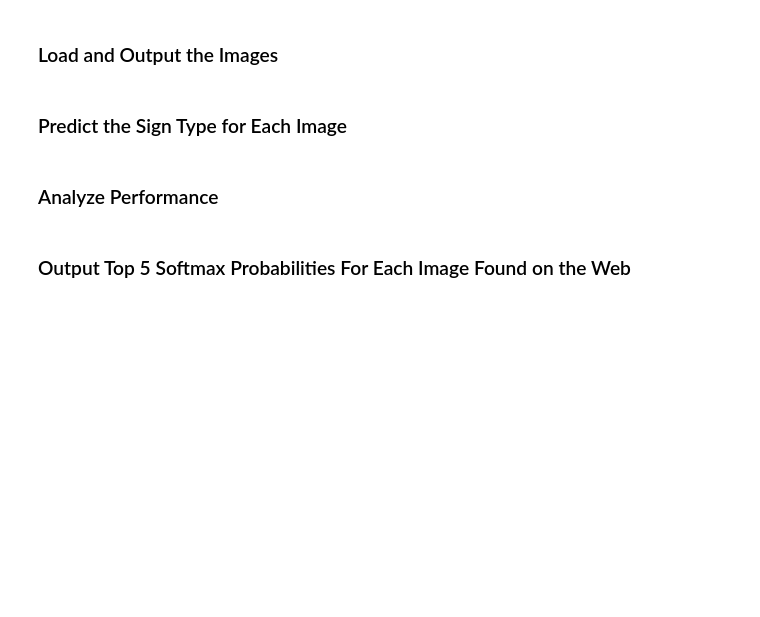
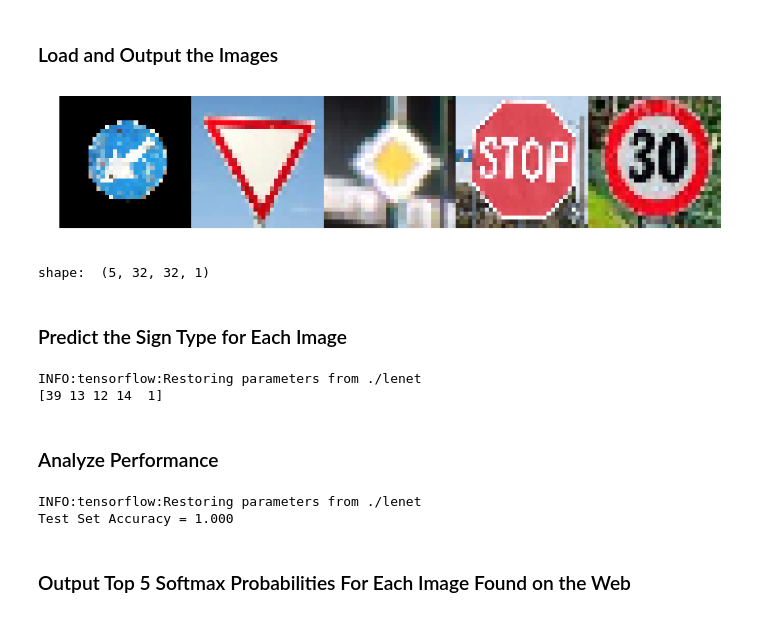
Before and after one commit to renyilin/CarND-Traffic-Sign-Classifier-Project, a Jupyter notebook: Traffic_Sign_Classifier.ipynb, the cells around one changed output. Saved outputs shown, nothing was run; the diff lists cells and outputs as text; code cells hidden in the pictures; blank space fills up the shorter version.

```diff
--- a/Traffic_Sign_Classifier.ipynb
+++ b/Traffic_Sign_Classifier.ipynb
@@ -404,14 +401,65 @@ You may find `signnames.csv` useful as it contains mappings from the class id (i
+# %%
+### Load the images and plot them here.
+### Feel free to use as many code cells as needed.
+import os
+from PIL import Image
+images = []
+
+fig, axs = plt.subplots(1,5, figsize=(15, 6))
+fig.subplots_adjust(hspace = .13, wspace=.0003)
+axs = axs.ravel()
+
+for i,filename in enumerate(os.listdir("my_sign_img")):
+    img = Image.open(os.path.join("my_sign_img", filename))
+    img = img.resize((32, 32))
+    axs[i].imshow(img)
+    axs[i].axis('off')
+    img = np.array(img)
+    images.append(img)
+# %% [output]
+[figure, added]
+# %%
+# Grayscale and normalize
+img = np.asarray(images)
+my_images_gry = np.sum(img/3, axis=3, keepdims=True)
+my_images_normalized = (my_images_gry - 128)/128
+print("shape: ", my_images_normalized.shape)
+# %% [output]
+shape:  (5, 32, 32, 1)
 # %% [markdown]
 ### Predict the Sign Type for Each Image
 # %%
 ### Run the predictions here and use the model to output the prediction for each image.
 ### Make sure to pre-process the images with the same pre-processing pipeline used earlier.
 ### Feel free to use as many code cells as needed.
+
+my_labels = [39, 13, 12, 14, 1]
+prediction = tf.argmax(logits, 1)
+
+with tf.Session() as sess:
+    sess.run(tf.global_variables_initializer())
+    saver3 = tf.train.import_meta_graph('./lenet.meta')
+    saver3.restore(sess, "./lenet")
+    prediction_label = sess.run(prediction, feed_dict={x: my_images_normalized, y: my_labels, keep_prob: 1.0})
+
+print(prediction_label)
+# %% [output]
+INFO:tensorflow:Restoring parameters from ./lenet
+[39 13 12 14  1]
 # %% [markdown]
 ### Analyze Performance
 # %%
 ### Calculate the accuracy for these 5 new images.
 ### For example, if the model predicted 1 out of 5 signs correctly, it's 20% accurate on these new images.
+with tf.Session() as sess:
+    sess.run(tf.global_variables_initializer())
+    saver3 = tf.train.import_meta_graph('./lenet.meta')
+    saver3.restore(sess, "./lenet")
+    my_accuracy = evaluate(my_images_normalized, my_labels)
+    print("Test Set Accuracy = {:.3f}".format(my_accuracy))
+# %% [output]
+INFO:tensorflow:Restoring parameters from ./lenet
+Test Set Accuracy = 1.000
 # %% [markdown]
 ### Output Top 5 Softmax Probabilities For Each Image Found on the Web
 # %% [markdown]
```
Also changed, not shown: parts of 8 cells of this notebook, 11 other files.
